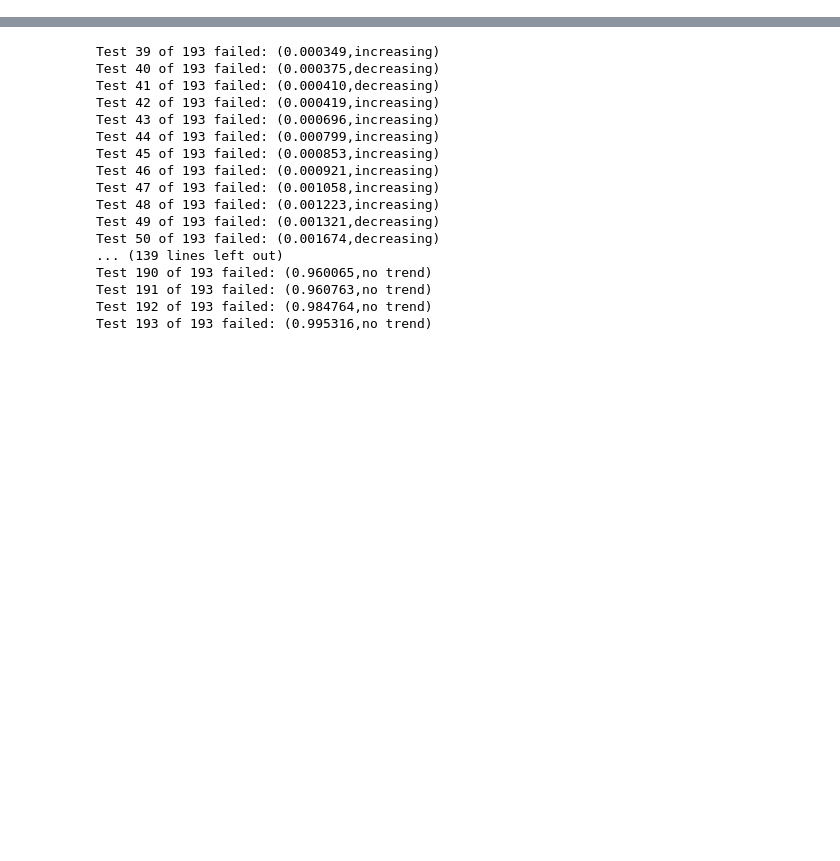
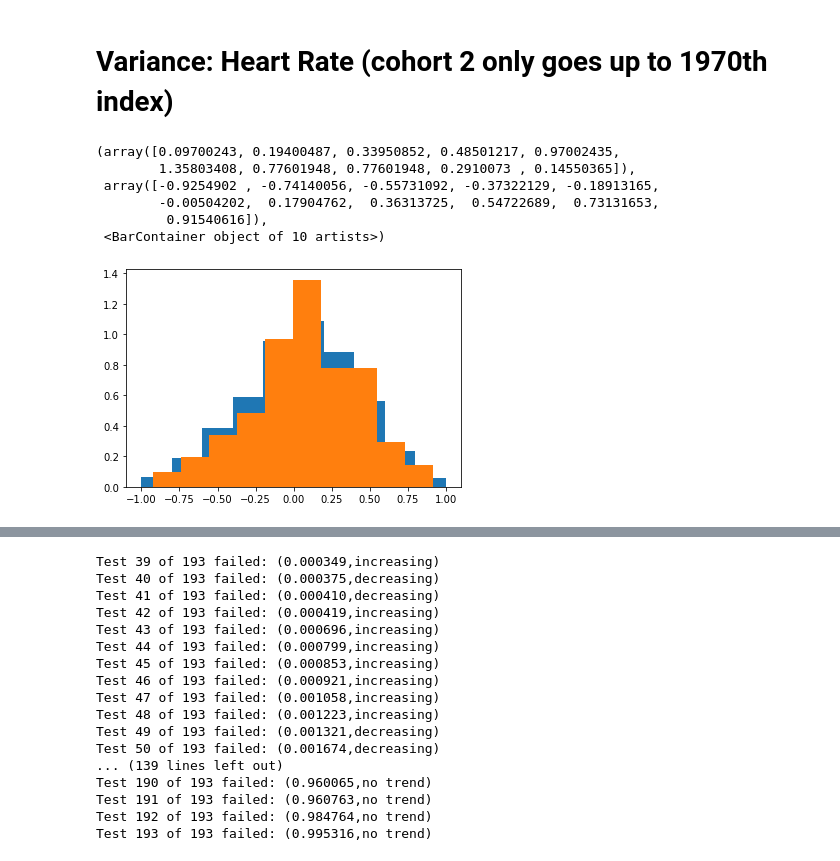
Before and after one commit to l-khali/In2Research, a Jupyter notebook: hypothesis_testing.ipynb, the cells around one changed output, grey strips where cells are left out. Cells and saved outputs as stored; diff of their text form; code cells hidden in the pictures; blank space fills up the shorter version.

Commit message:
cohort 2 and 3 analysis

```diff
--- a/hypothesis_testing.ipynb
+++ b/hypothesis_testing.ipynb
@@ -16 +17,3 @@ var_results_c2_pt6 = pd.read_csv("variance_results_c2_partial_pt6.csv", sep=',')
+# %% [markdown]
+# Variance: Heart Rate (cohort 2 only goes up to 1970th index)
 # %%
@@ -18,0 +24,11 @@ var_results_c2_entire = pd.concat([var_results_c2,var_results_c2_pt2,var_results
+# %%
+plt.hist(var_results_c2_entire["tau"], density=True)
+plt.hist(var_results_c1["tau"], density=True)
+# %% [output]
+(array([0.09700243, 0.19400487, 0.33950852, 0.48501217, 0.97002435,
+        1.35803408, 0.77601948, 0.77601948, 0.2910073 , 0.14550365]),
+ array([-0.9254902 , -0.74140056, -0.55731092, -0.37322129, -0.18913165,
+        -0.00504202,  0.17904762,  0.36313725,  0.54722689,  0.73131653,
+         0.91540616]),
+ <BarContainer object of 10 artists>)
+[figure, added]
```
Also changed, not shown: parts of 45 cells of this notebook, 35 other files.
